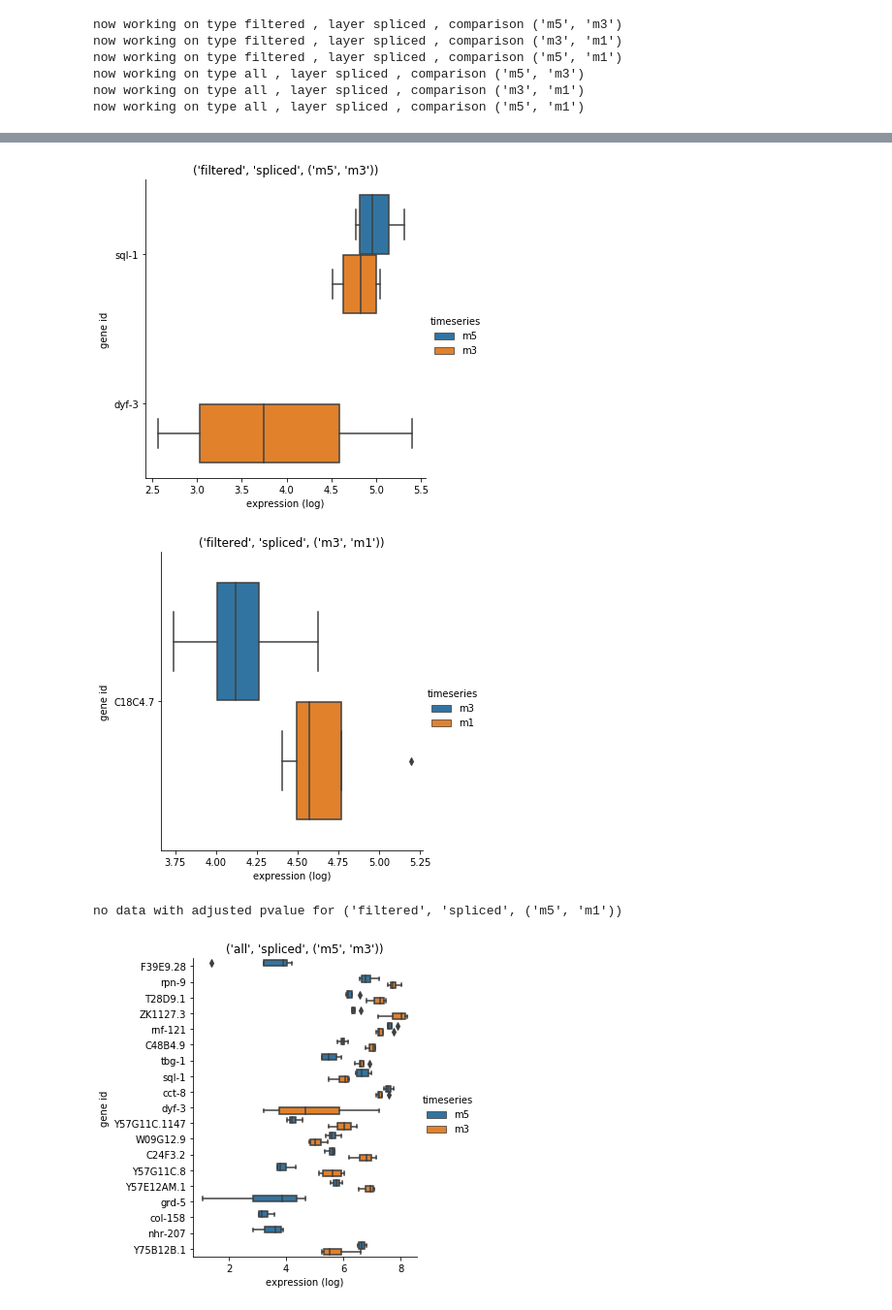
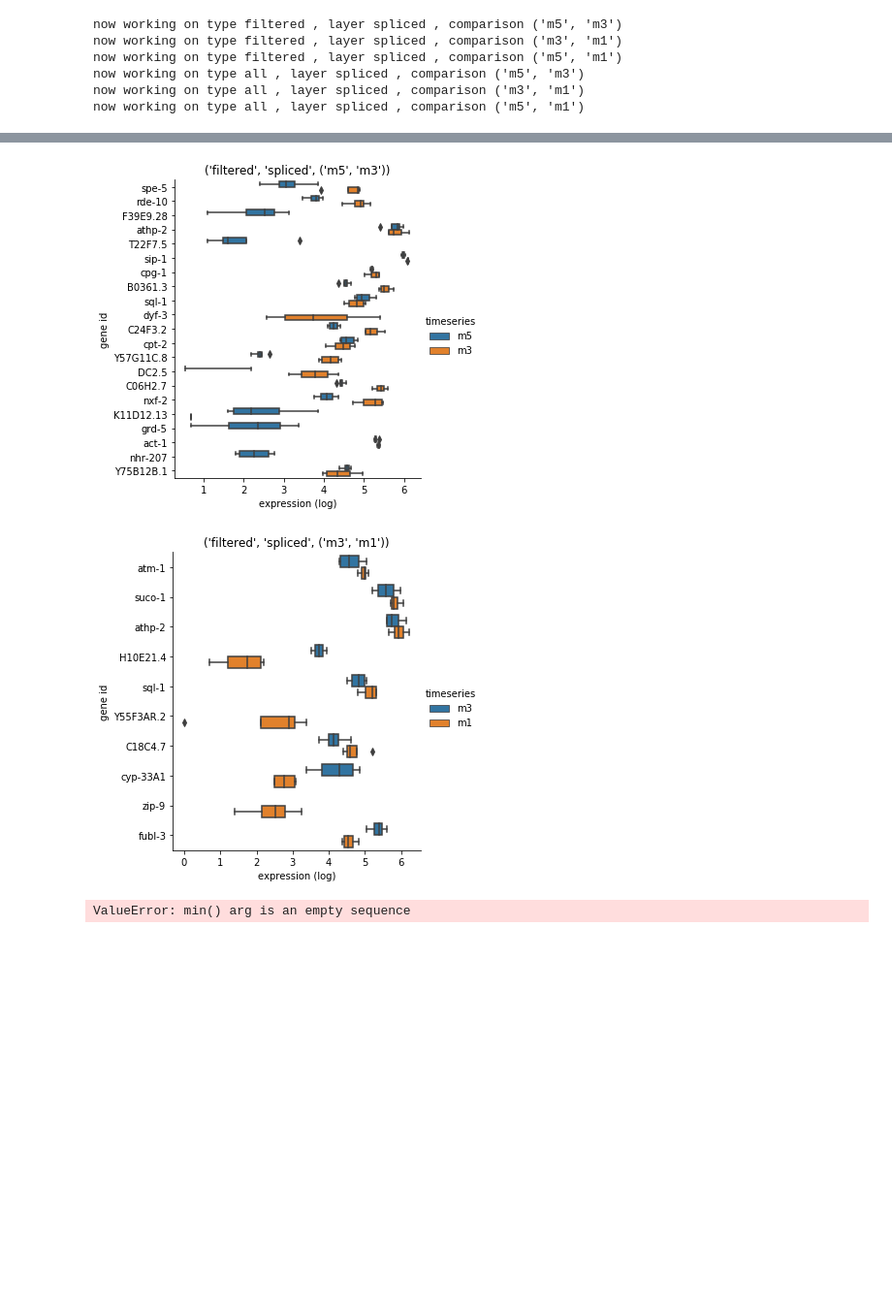
Before and after one commit to biomage-ltd/oocyte_transcriptional_silencing, a Jupyter notebook: 03_plotting.ipynb, the cells around one changed output, grey strips where cells are left out. Shown: that part at 97% size. Drawn from its saved outputs; the diff is of its cells as text; code cells hidden in the pictures; blank space fills up the shorter version.

```diff
--- a/03_plotting.ipynb
+++ b/03_plotting.ipynb
@@ -204,3 +190,7 @@ NASCENT_TRANSCRIPTS = {"m1" : {'unc-62', 'ZC506.1', 'atgl-1', 'vha-13', 'pqn-80'
+# %%
+NASCENT_TRANSCRIPTS = {"m1": {'vha-13', 'ssl-1', 'T21B10.3', 'Y43F8C.6', 'unc-62', 'pqn-80', 'atgl-1', 'hum-2', 'alg-5', 'B0432.8', 'K06B9.2', 'bet-1', 'ZC506.1', 'F40E10.6', 'Y51F10.2', 'unc-73', 'K10D3.4'},
+                       "m3": {'vha-13', 'T21B10.3', 'Y43F8C.6', 'gnrr-2', 'pqn-80', 'atgl-1', 'B0432.8', 'C44E4.5', 'K06B9.2', 'bet-1', 'ZC506.1', 'F40E10.6', 'Y51F10.2', 'unc-73', 'K10D3.4'},
+                       "m5" : {'vha-13', 'T21B10.3', 'atgl-1', 'B0432.8', 'C44E4.5', 'K06B9.2', 'bet-1', 'ZC506.1', 'F40E10.6', 'unc-73'}}
 # %%
 NASCENT_TRANSCRIPTS
 # %% [output]
@@ -250,0 +238,18 @@ for key, m in merged.items():
+# %%
+nascent = {}
+
+for key, m in merged.items():
+
+    _, _, (original, _) = key
+
+    nascent[key] = m[m["gene id"].isin(NASCENT_TRANSCRIPTS[original])]
+
+    ax = sns.catplot(
+        data=nascent[key],
+        y="gene id",
+        x='log2 fold change',
+        kind="bar",
+        hue="0.05 threshold")
+
+    plt.title(str(key))
+    plt.show()
@@ -267,21 +282,17 @@ def melt_df(df):
     return melted
 # %%
 for key, m in melt_df(merged).items():
-    try:
-        ax = sns.catplot(
-            data = m[m['pvalue (adjusted)'] < 1e-2],
-            y = "gene id",
-            x = 'expression (log)',
-            hue = 'timeseries',
-            kind = 'box'
-        )
+    ax = sns.catplot(
+        data = m[m['pvalue (adjusted)'] < 5e-2],
+        y = "gene id",
+        x = 'expression (log)',
+        hue = 'timeseries',
+        kind = 'box'
+    )
 
-        plt.title(str(key))
-        plt.show()
-    except:
-        print("no data with adjusted pvalue for", key)
+    plt.title(str(key))
+    plt.show()
 # %% [output]
-[figure, old version]
+[figure, new version]
-[figure, old version]
+[figure, new version]
-no data with adjusted pvalue for ('filtered', 'spliced', ('m5', 'm1'))
+ValueError: min() arg is an empty sequence
-[figure, removed]
```
Also changed, not shown: parts of 18 cells of this notebook, 1 other file.
